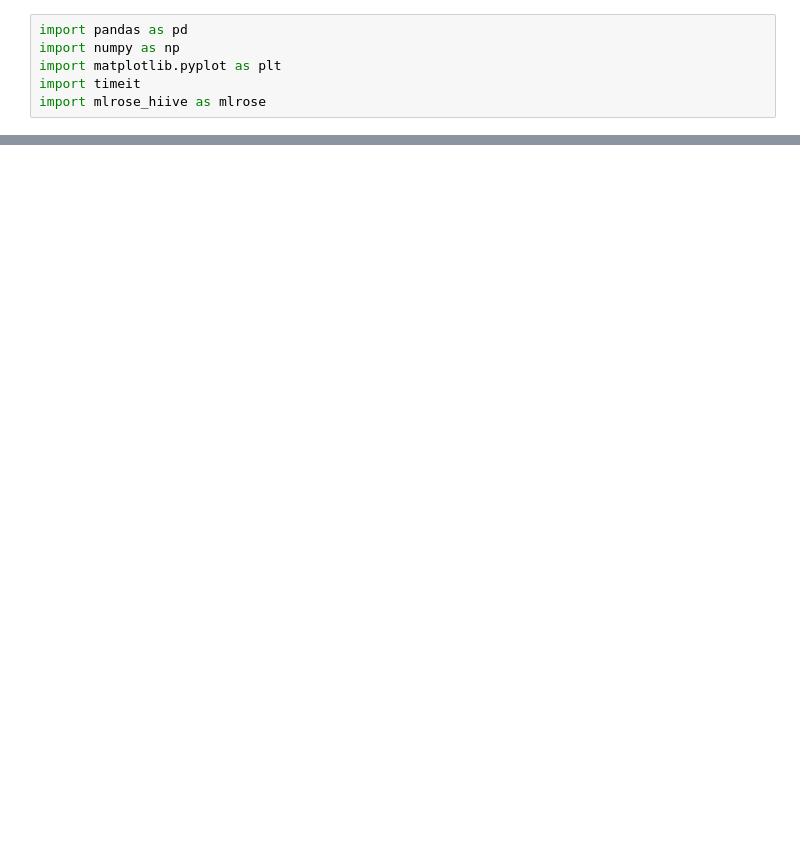
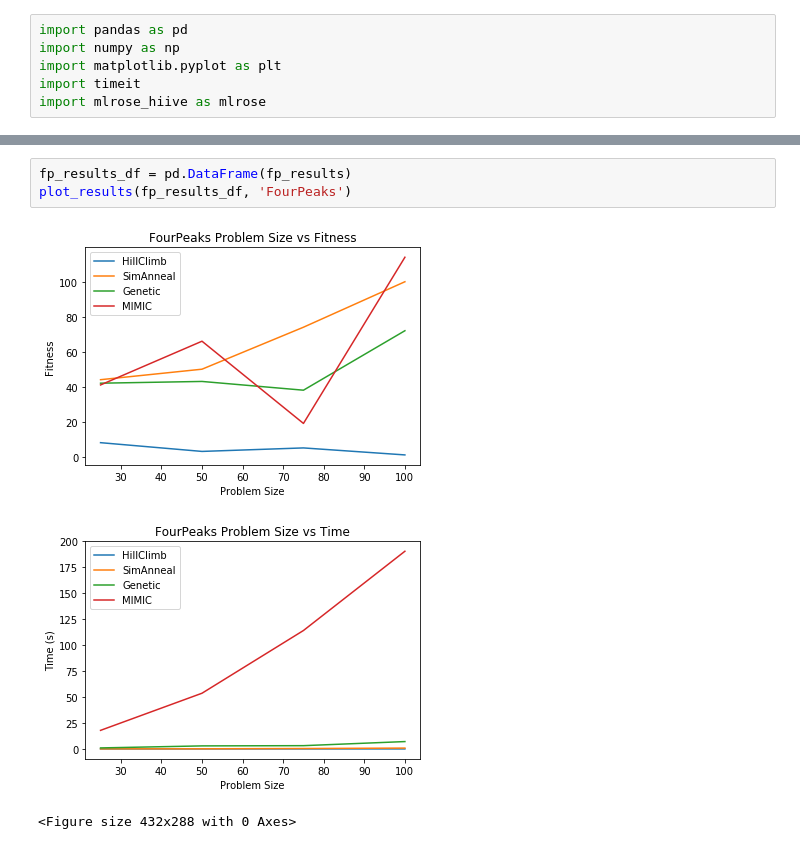
Before and after one commit to pparr/ml-randomized-optimization, a Jupyter notebook: notebooks/random-optimization-problems.ipynb, the cells around one changed output, grey strips where cells are left out. Drawn from its saved outputs; the diff is of its cells as text; blank space fills up the shorter version.

```diff
--- a/notebooks/random-optimization-problems.ipynb
+++ b/notebooks/random-optimization-problems.ipynb
@@ -147,0 +232,7 @@ def plot_results(results):
+# %%
+fp_results_df = pd.DataFrame(fp_results)
+plot_results(fp_results_df, 'FourPeaks')
+# %% [output]
+[figure, added]
+[figure, added]
+<Figure size 432x288 with 0 Axes>
```
Also changed, not shown: parts of 12 cells of this notebook, 12 other files.
